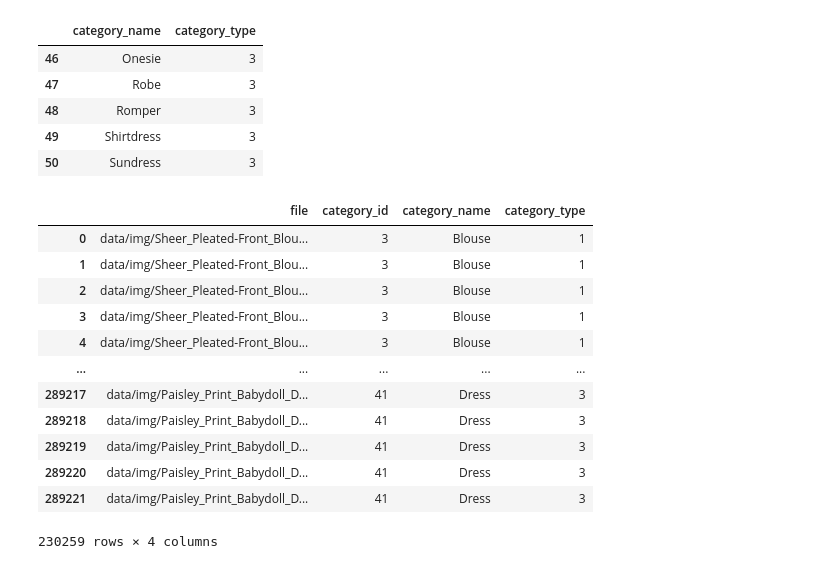
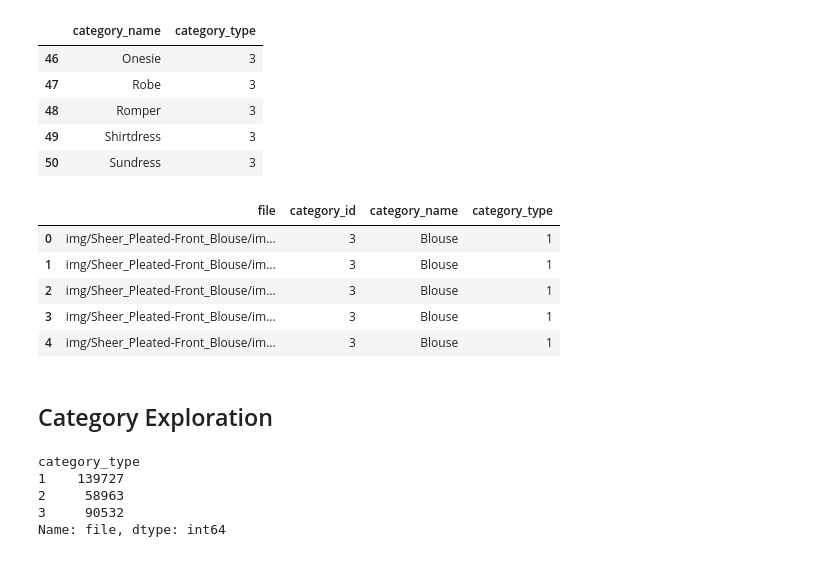
Before and after one commit to Arden-Zhu/fashion_net2, a Jupyter notebook: TryDeepFashion.ipynb, the cells around one changed output. Saved outputs shown, nothing was run; the diff lists cells and outputs as text; code cells hidden in the pictures.

```diff
--- a/TryDeepFashion.ipynb
+++ b/TryDeepFashion.ipynb
@@ -76,3 +75,0 @@ print(time.time() - since)
-# %%
-df[0] = df.apply(lambda m: 'data/' + m[0], axis=1)
-df.head()
@@ -250,18 +240,22 @@ df_category.tail()
 df.columns = ['file', 'category_id']
 df3 = df.join(df_category, on='category_id')
 # %%
-df3.loc[df3.category_type != 2]
+df3.loc[df3.category_type != 2].head()
 # %% [output]
 |  | file | category_id | category_name | category_type |
-| 0 | data/img/Sheer_Pleated-Front_Blou... | 3 | Blouse | 1 |
-| 1 | data/img/Sheer_Pleated-Front_Blou... | 3 | Blouse | 1 |
-| 2 | data/img/Sheer_Pleated-Front_Blou... | 3 | Blouse | 1 |
-| 3 | data/img/Sheer_Pleated-Front_Blou... | 3 | Blouse | 1 |
-| 4 | data/img/Sheer_Pleated-Front_Blou... | 3 | Blouse | 1 |
-| ... | ... | ... | ... | ... |
-| 289217 | data/img/Paisley_Print_Babydoll_D... | 41 | Dress | 3 |
-| 289218 | data/img/Paisley_Print_Babydoll_D... | 41 | Dress | 3 |
-| 289219 | data/img/Paisley_Print_Babydoll_D... | 41 | Dress | 3 |
-| 289220 | data/img/Paisley_Print_Babydoll_D... | 41 | Dress | 3 |
-| 289221 | data/img/Paisley_Print_Babydoll_D... | 41 | Dress | 3 |
+| 0 | img/Sheer_Pleated-Front_Blouse/im... | 3 | Blouse | 1 |
+| 1 | img/Sheer_Pleated-Front_Blouse/im... | 3 | Blouse | 1 |
+| 2 | img/Sheer_Pleated-Front_Blouse/im... | 3 | Blouse | 1 |
+| 3 | img/Sheer_Pleated-Front_Blouse/im... | 3 | Blouse | 1 |
+| 4 | img/Sheer_Pleated-Front_Blouse/im... | 3 | Blouse | 1 |
-230259 rows × 4 columns
+# %% [markdown]
+## Category Exploration
+# %%
+by_type = df3.groupby(by='category_type')['file'].count()
+by_type.head()
+# %% [output]
+category_type
+1    139727
+2     58963
+3     90532
+Name: file, dtype: int64
```
Also changed, not shown: parts of 17 cells of this notebook.
